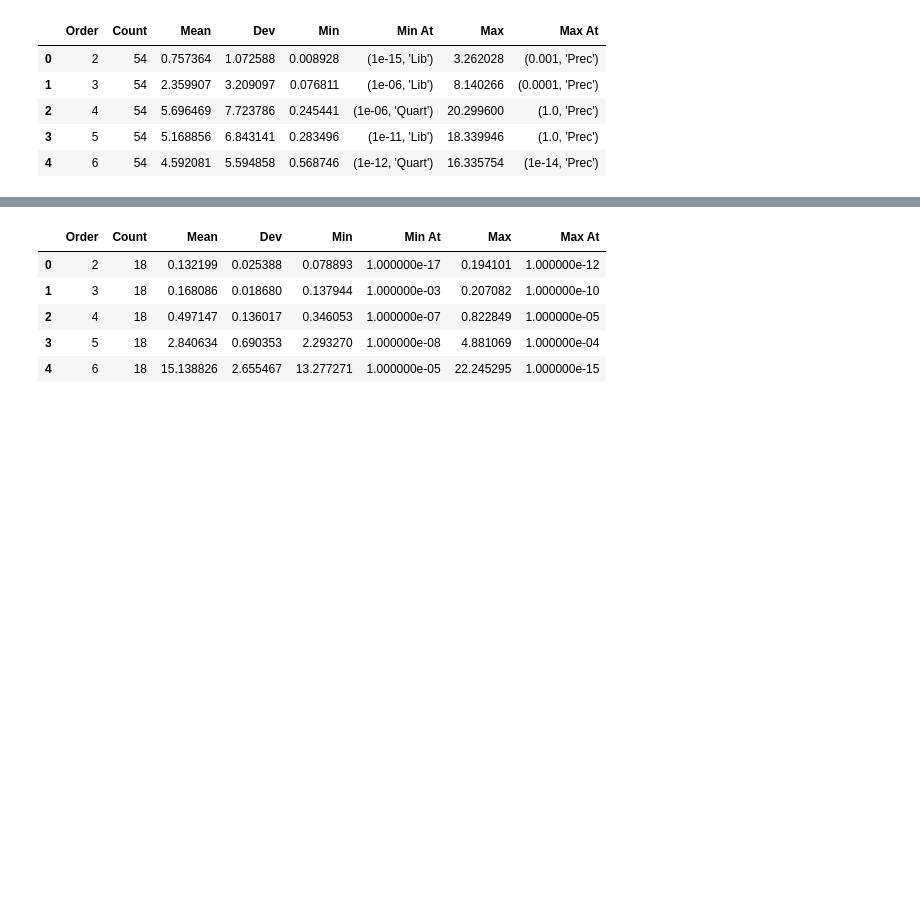
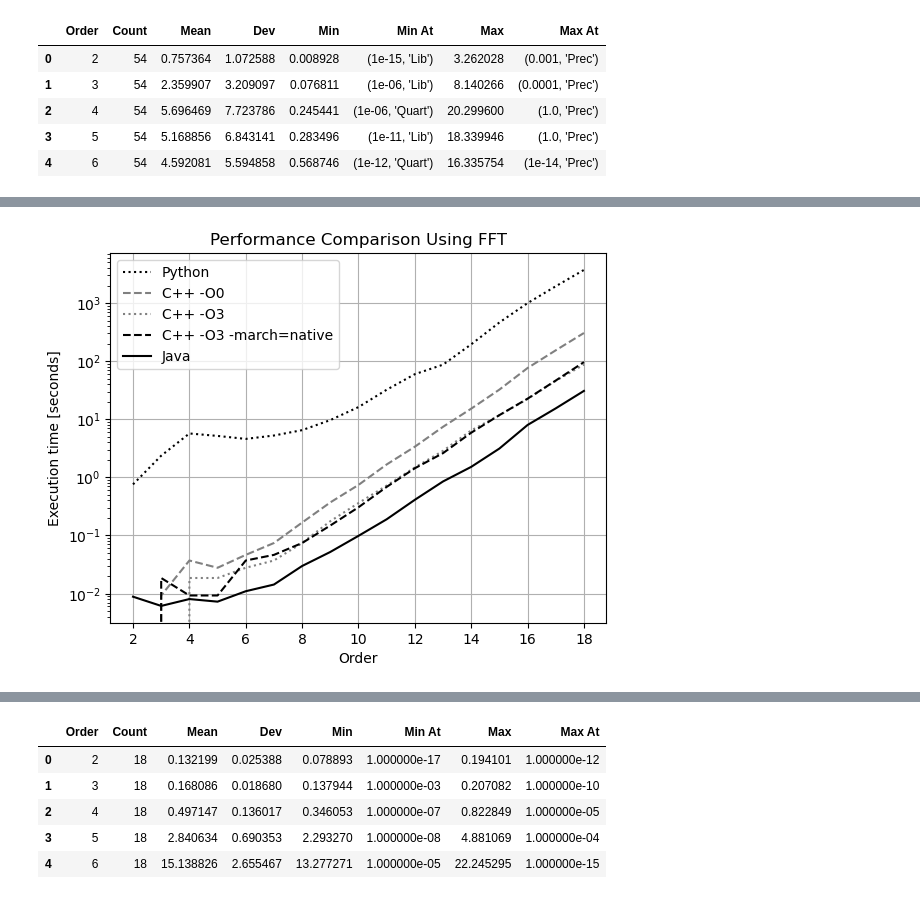
Before and after one commit to Chengpu0707/VarianceArithmetic, a Jupyter notebook: IPyNb/ExeTime.ipynb, the cells around one changed output, grey strips where cells are left out. Cells and saved outputs as stored; diff of their text form; code cells hidden in the pictures; blank space fills up the shorter version.

Commit message:
Update C++ FFT_Performance

```diff
--- a/IPyNb/ExeTime.ipynb
+++ b/IPyNb/ExeTime.ipynb
@@ -50,0 +51,20 @@ dfJ.plot(ax=ax, x='Order', y='Mean', yerr='Dev', label='Java', style='k-', grid=
+# %%
+import os
+if not os.path.isfile("../Cpp/Output/FFT_2_19.O0.log.txt"):
+    print('No -O0')
+elif not os.path.isfile("../Cpp/Output/FFT_2_19.O3.log.txt"):
+    print('No -O3')
+elif not os.path.isfile("../Cpp/Output/FFT_2_19.O3.Native.log.txt"):
+    print('No native')
+else:
+    dfO0 = pd.read_csv("../Cpp/Output/FFT_2_19.O0.log.txt", sep='\t')
+    dfO3 = pd.read_csv("../Cpp/Output/FFT_2_19.O3.log.txt", sep='\t')
+    dfO3N = pd.read_csv("../Cpp/Output/FFT_2_19.O3.Native.log.txt", sep='\t')
+    ax = dfP.plot(x='Order', y='Mean', label='Python', style='k:')
+    dfO0.plot(ax=ax, x='Order', y='Mean', label='C++ -O0', c='gray', ls='--')
+    dfO3.plot(ax=ax, x='Order', y='Mean', label='C++ -O3', c='gray', ls=':')
+    dfO3N.plot(ax=ax, x='Order', y='Mean', label='C++ -O3 -march=native', style='k--')
+    dfJ.plot(ax=ax, x='Order', y='Mean', label='Java', style='k-', grid=True,
+             ylabel='Execution time [seconds]', logy=True, title='Performance Comparison Using FFT')
+# %% [output]
+[figure, added]
```
Also changed, not shown: parts of 4 cells of this notebook, 8 other files.
